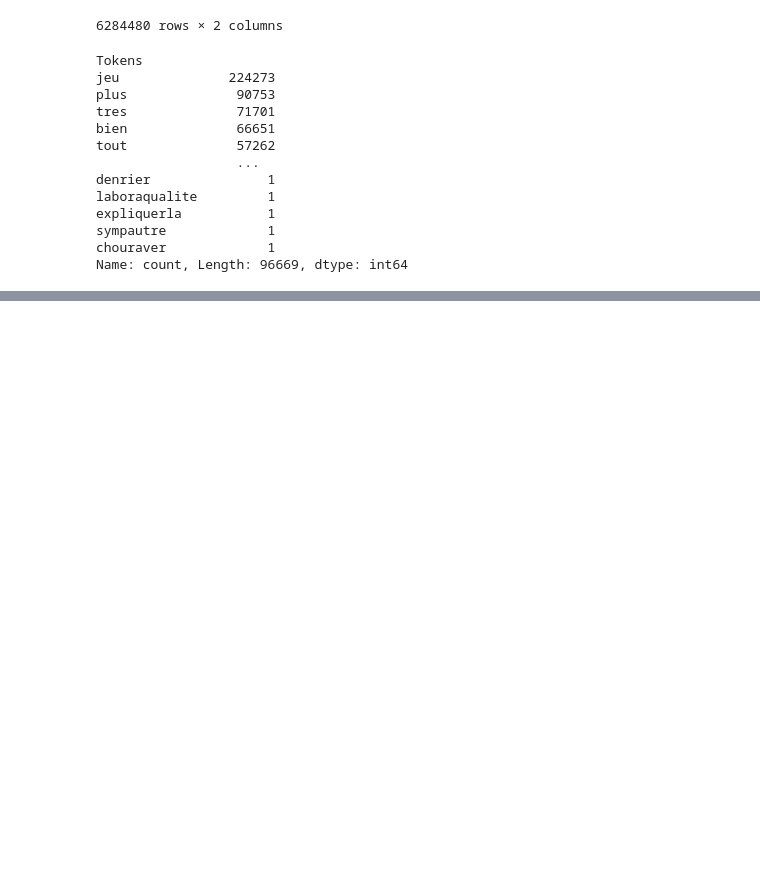
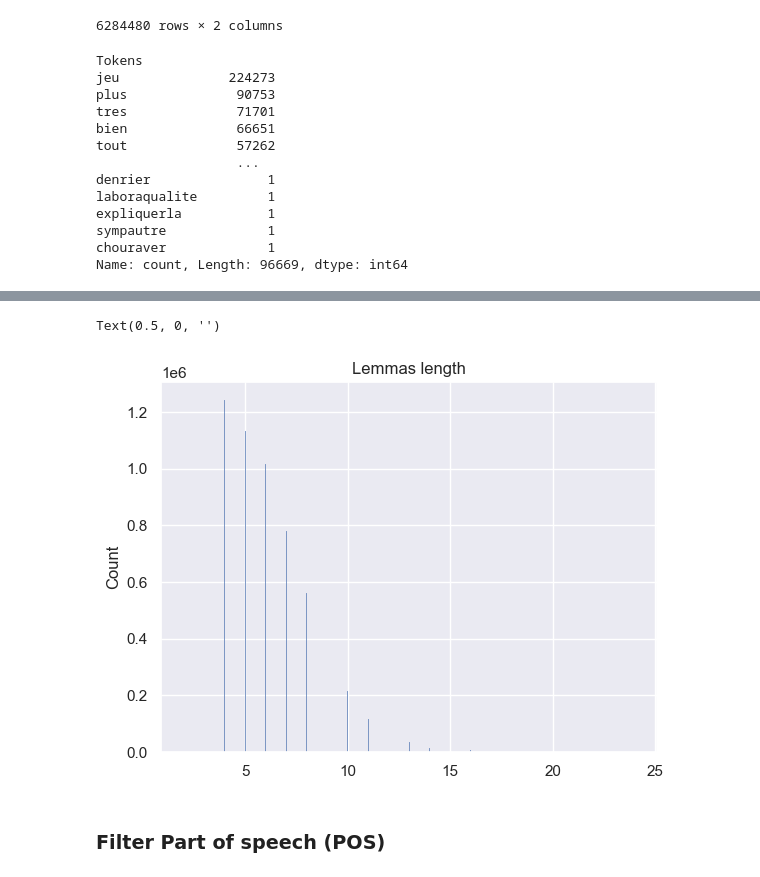
Before and after one commit to Franciline/Recommendation_system, a Jupyter notebook: corpus_build.ipynb, the cells around one changed output, grey strips where cells are left out. Drawn from its saved outputs; the diff is of its cells as text; code cells hidden in the pictures; blank space fills up the shorter version.

```diff
--- a/corpus_build.ipynb
+++ b/corpus_build.ipynb
@@ -481,0 +227,3 @@ tfidf_matrix = vect.fit_transform(comments_stemmed["Comment stemmed"])
+# %%
+lemmas = pd.read_csv("generated_data/lemmas.csv", index_col=0)
+lemmas
@@ -481,0 +244,10 @@ tfidf_matrix = vect.fit_transform(comments_stemmed["Comment stemmed"])
+# %%
+length = lemmas["Lemma"].str.len().value_counts()
+# ax = sns.histplot(data=lemmas["Lemma"].str.len())
+# ax.set_title("Lemmas length")
+# ax.set_xlabel("")
+# %% [output]
+Text(0.5, 0, '')
+[figure, added]
+# %% [markdown]
+### Filter Part of speech (POS)
```
Also changed, not shown: parts of 87 cells of this notebook.
